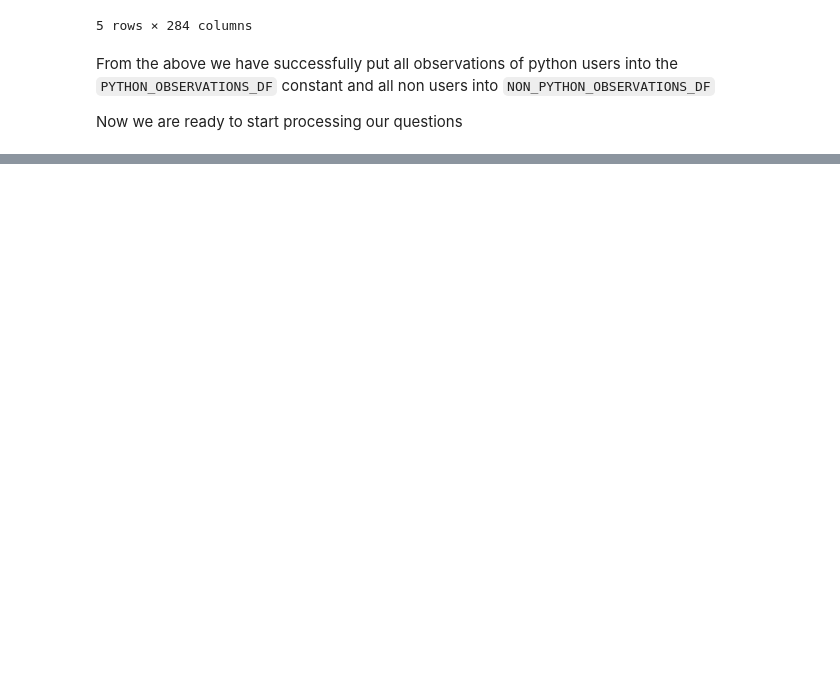
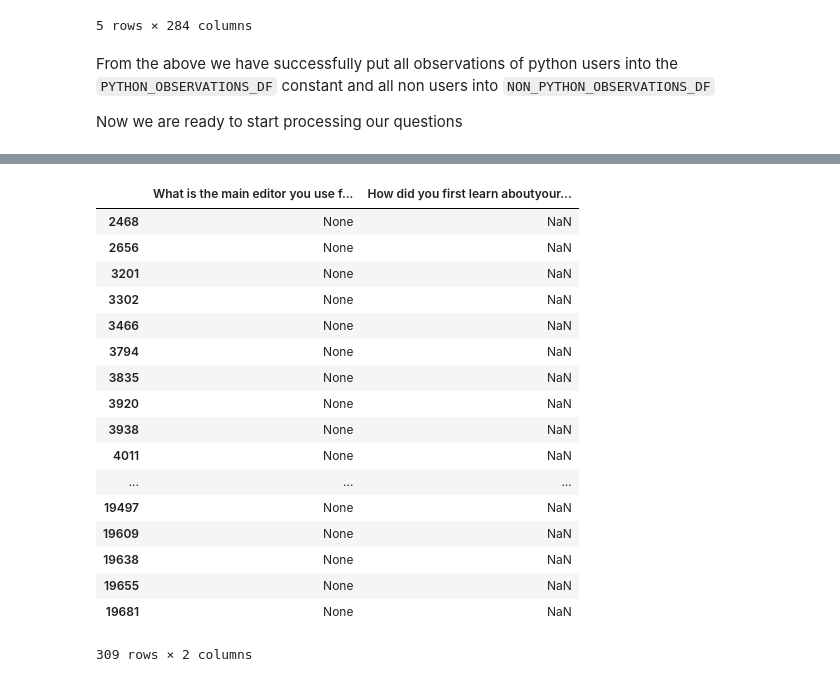
Before and after one commit to chidioguejiofor/first_analysis, a Jupyter notebook: Data Cleaning Practice.ipynb, the cells around one changed output, grey strips where cells are left out. Saved outputs shown, nothing was run; the diff lists cells and outputs as text; code cells hidden in the pictures; blank space fills up the shorter version.

```diff
--- a/Data Cleaning Practice.ipynb
+++ b/Data Cleaning Practice.ipynb
@@ -32,7 +33,7 @@ import matplotlib.pyplot as plt
 CSV_FILENAME = 'raw_survey_data.csv'
 # %%
 # Loading the CSV to a dataframe
-raw_data = pd.read_csv(CSV_FILENAME)
+raw_data = pd.read_csv(CSV_FILENAME, dtype=np.object)
 # %%
 # Performing basic checks on the data
 raw_data.info()
@@ -270,0 +1490,22 @@ Next let us process the next question
+# %%
+obs = PYTHON_OBSERVATIONS_DF.iloc[:, [218,261]]
+obs[ obs.iloc[:, 0] == 'None' ]
+# %% [output]
+|  | What is the main editor you use f... | How did you first learn aboutyour... |
+| 2468 | None | NaN |
+| 2656 | None | NaN |
+| 3201 | None | NaN |
+| 3302 | None | NaN |
+| 3466 | None | NaN |
+| 3794 | None | NaN |
+| 3835 | None | NaN |
+| 3920 | None | NaN |
+| 3938 | None | NaN |
+| 4011 | None | NaN |
+| ... | ... | ... |
+| 19497 | None | NaN |
+| 19609 | None | NaN |
+| 19638 | None | NaN |
+| 19655 | None | NaN |
+| 19681 | None | NaN |
+309 rows × 2 columns
```
Also changed, not shown: parts of 102 cells of this notebook, 6 other files.
